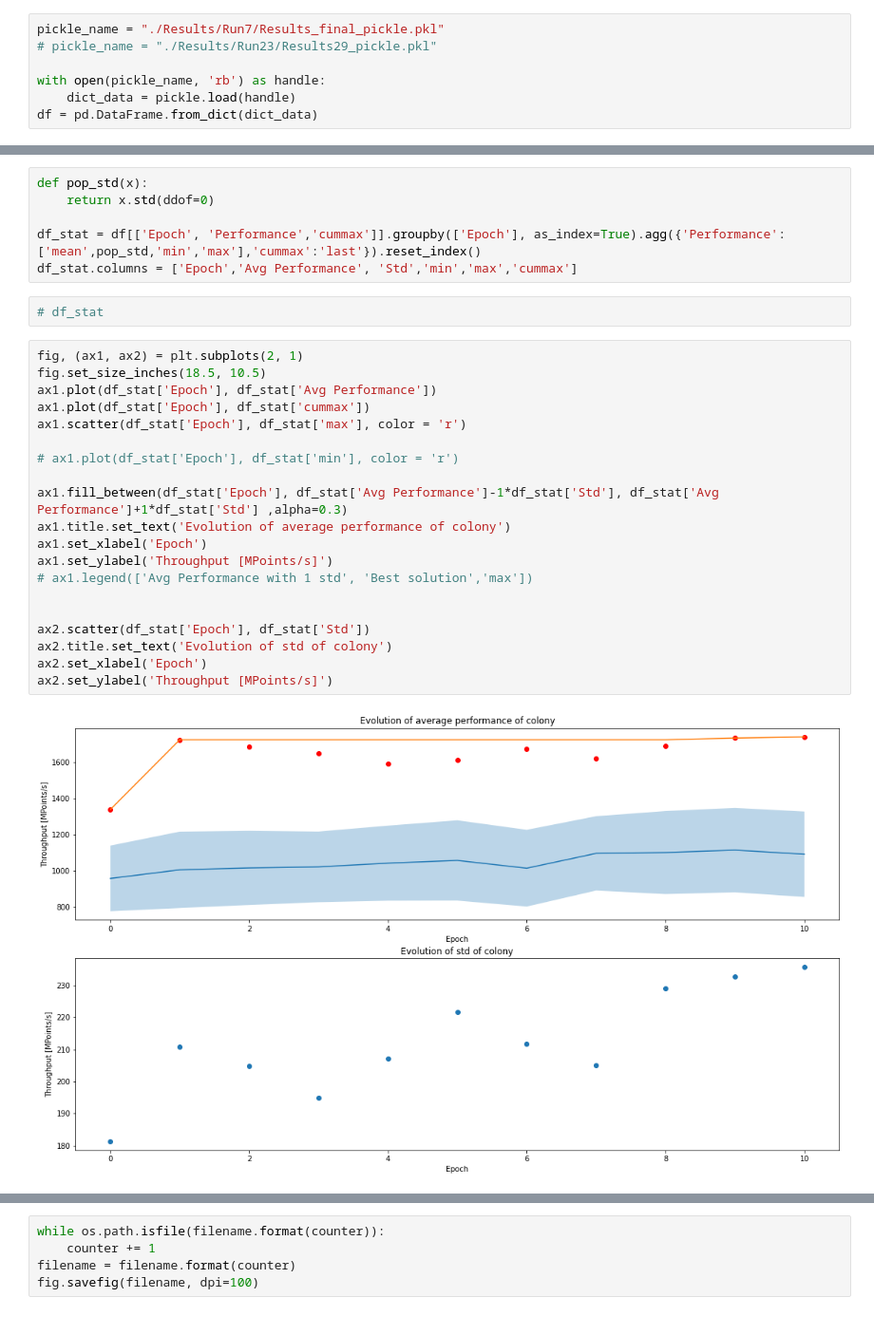
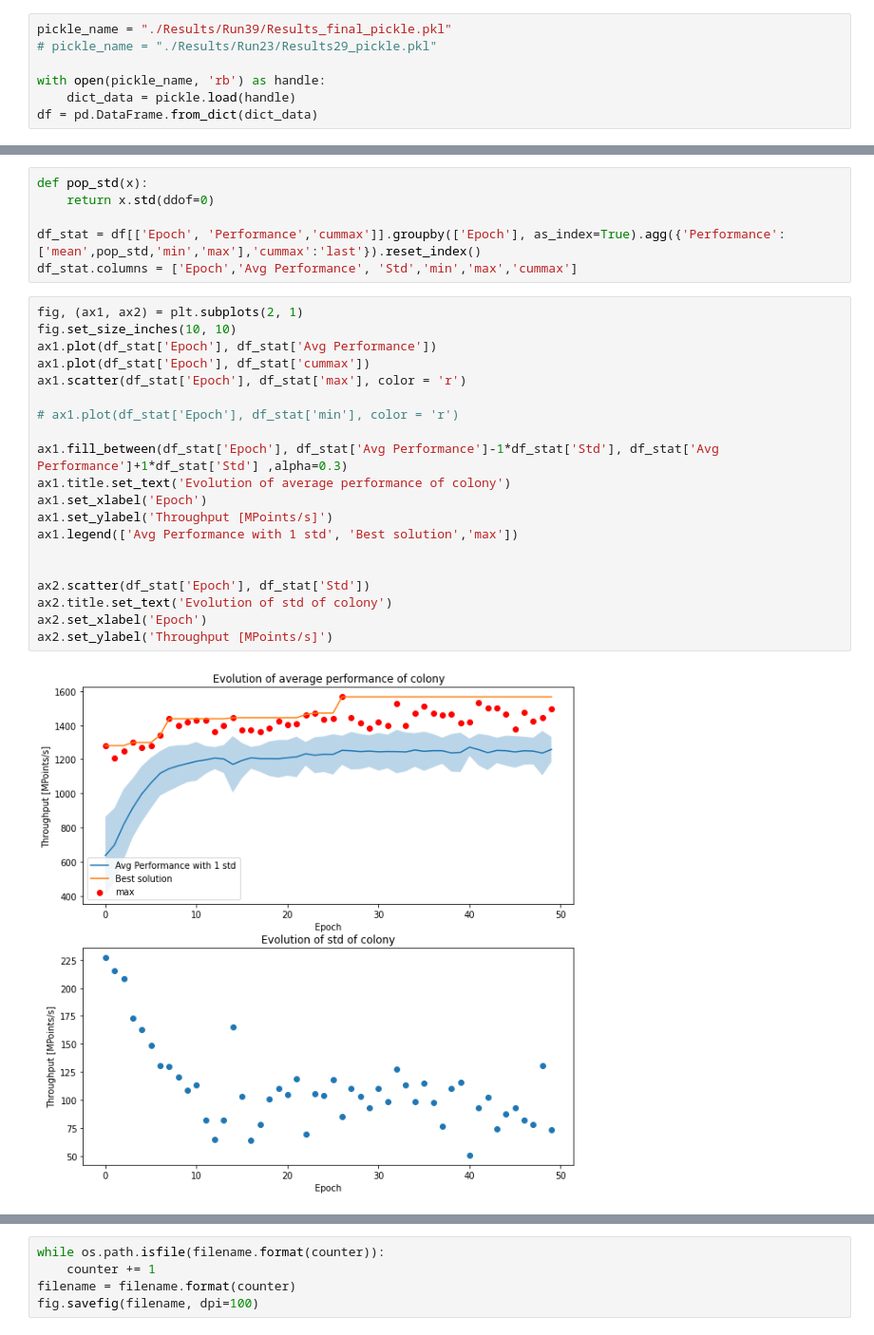
Before and after one commit to pommelow/Ant_colony, a Jupyter notebook: branchbound_analysis.ipynb, the cells around one changed output, grey strips where cells are left out. Shown at 95% size. Saved outputs shown, nothing was run; the diff lists cells and outputs as text.

Commit message:
modified plot in Jupyter notebook

```diff
--- a/branchbound_analysis.ipynb
+++ b/branchbound_analysis.ipynb
@@ -7,7 +7,7 @@ import matplotlib.pyplot as plt
 # %% [markdown]
 # Single run
 # %%
-pickle_name = "./Results/Run7/Results_final_pickle.pkl"
+pickle_name = "./Results/Run39/Results_final_pickle.pkl"
 # pickle_name = "./Results/Run23/Results29_pickle.pkl"
 
 with open(pickle_name, 'rb') as handle:
@@ -43,29 +43,27 @@ def pop_std(x):
 
 df_stat = df[['Epoch', 'Performance','cummax']].groupby(['Epoch'], as_index=True).agg({'Performance':['mean',pop_std,'min','max'],'cummax':'last'}).reset_index()
 df_stat.columns = ['Epoch','Avg Performance', 'Std','min','max','cummax']
-# %%
-# df_stat
 # %%
 fig, (ax1, ax2) = plt.subplots(2, 1)
-fig.set_size_inches(18.5, 10.5)
+fig.set_size_inches(10, 10)
 ax1.plot(df_stat['Epoch'], df_stat['Avg Performance'])
 ax1.plot(df_stat['Epoch'], df_stat['cummax'])
 ax1.scatter(df_stat['Epoch'], df_stat['max'], color = 'r')
 
 # ax1.plot(df_stat['Epoch'], df_stat['min'], color = 'r')
 
 ax1.fill_between(df_stat['Epoch'], df_stat['Avg Performance']-1*df_stat['Std'], df_stat['Avg Performance']+1*df_stat['Std'] ,alpha=0.3)
 ax1.title.set_text('Evolution of average performance of colony')
 ax1.set_xlabel('Epoch')
 ax1.set_ylabel('Throughput [MPoints/s]')
-# ax1.legend(['Avg Performance with 1 std', 'Best solution','max'])
+ax1.legend(['Avg Performance with 1 std', 'Best solution','max'])
 
 
 ax2.scatter(df_stat['Epoch'], df_stat['Std'])
 ax2.title.set_text('Evolution of std of colony')
 ax2.set_xlabel('Epoch')
 ax2.set_ylabel('Throughput [MPoints/s]')
 # %% [output]
-[figure, old version]
+[figure, new version]
 # %%
 counter = 0
```
Also changed, not shown: parts of 42 cells of this notebook, 20 other files.
